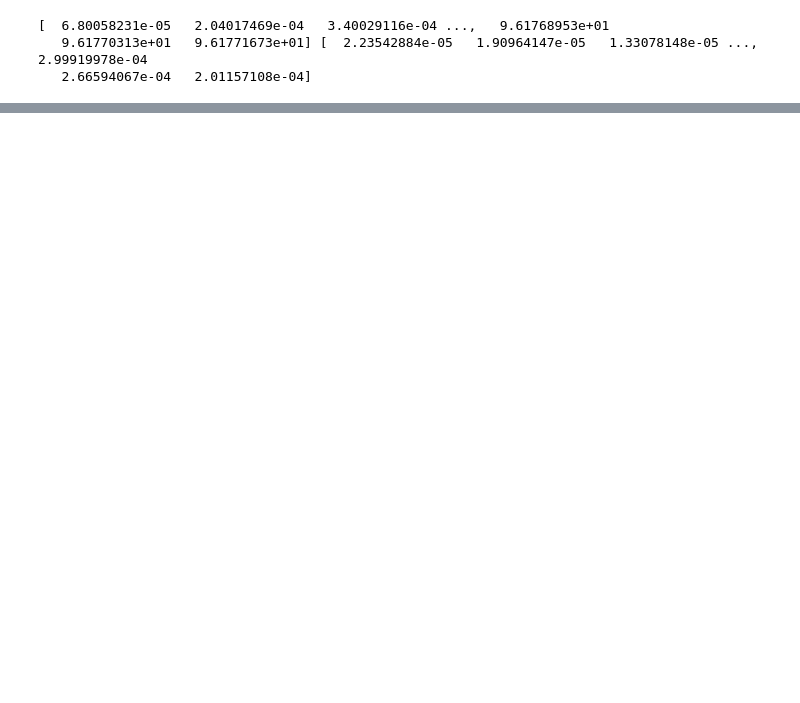
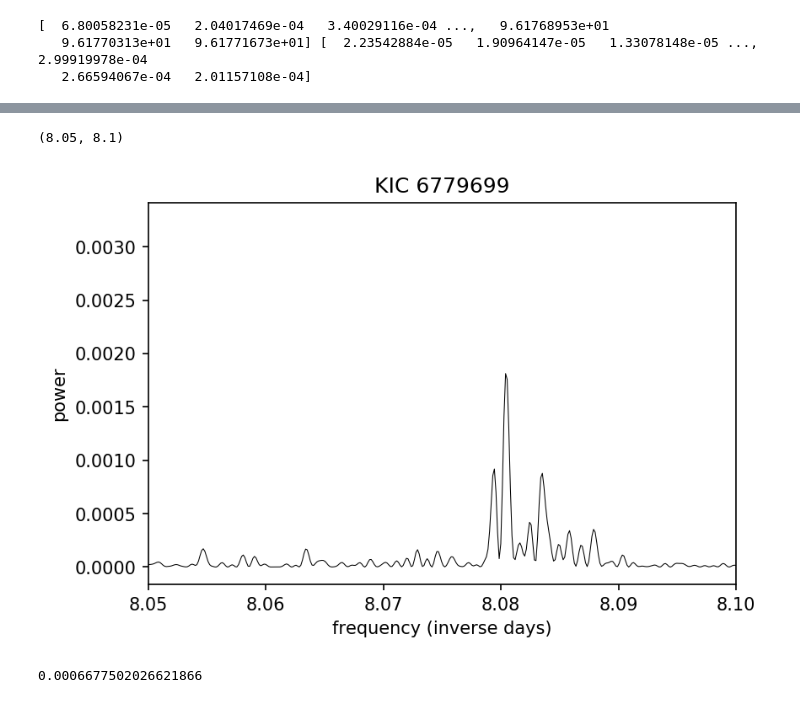
Before and after one commit to dfm/StellarClocks, a Jupyter notebook: notebooks/RGB_star.ipynb, the cells around one changed output, grey strips where cells are left out. Saved outputs shown, nothing was run; the diff lists cells and outputs as text; code cells hidden in the pictures; blank space fills up the shorter version.

```diff
--- a/notebooks/RGB_star.ipynb
+++ b/notebooks/RGB_star.ipynb
@@ -119,0 +109,17 @@ omegas
+# %%
+# Zoom in on one peak
+plt.clf()
+plt.plot(frequency, power, "k", lw=0.5)
+plt.xlabel("frequency (inverse days)")
+plt.ylabel("power")
+plt.title(kicstr)
+plt.xlim(8.05, 8.1)
+# %% [output]
+(8.05, 8.1)
+[figure, added]
+# %%
+# compute expected width given Kepler mission
+delta_f = 1. / (4.1 * 365.26)
+delta_f
+# %% [output]
+0.0006677502026621866
```
Also changed, not shown: parts of 5 cells of this notebook.
